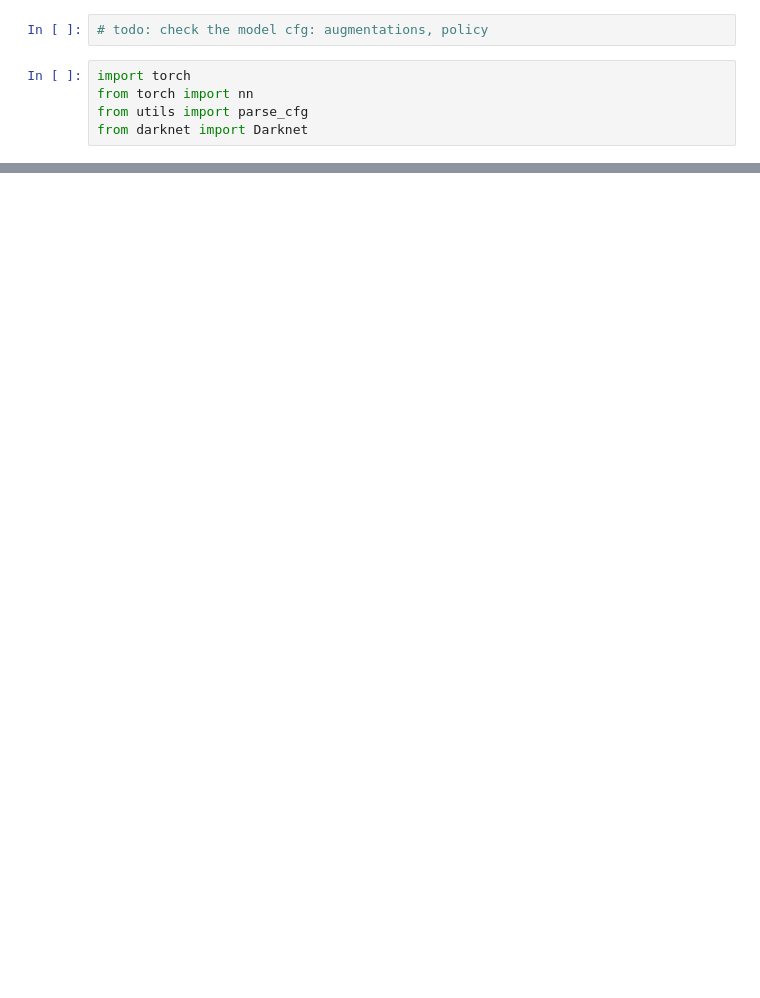
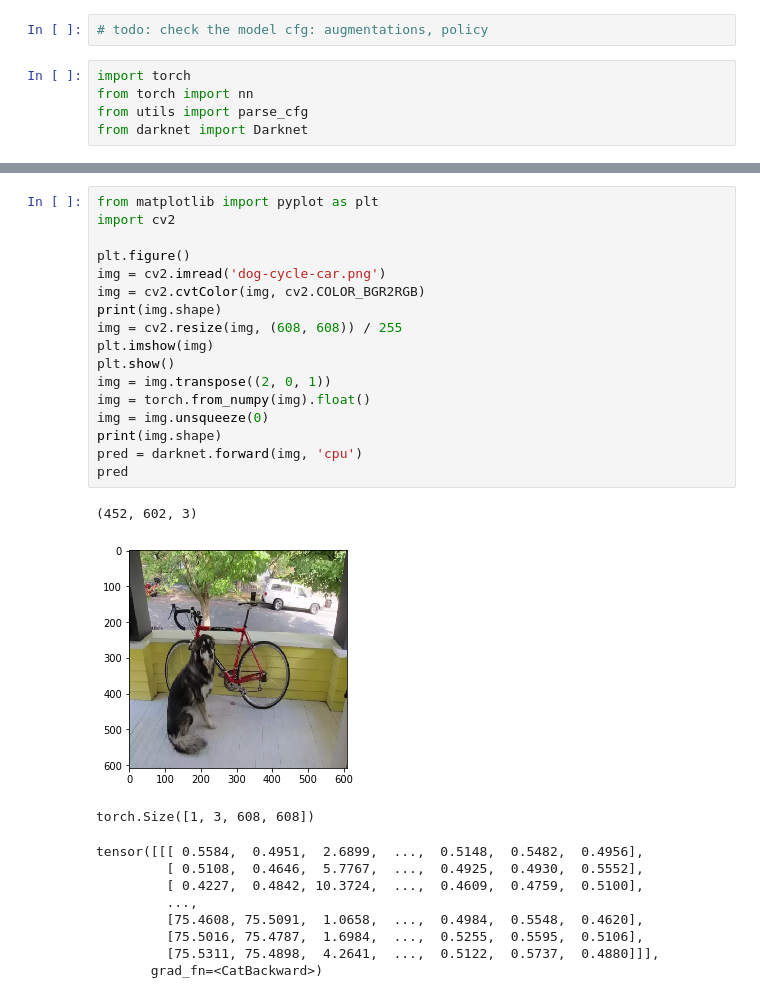
Before and after one commit to v-iashin/WebsiteYOLO, a Jupyter notebook: face_detector/experiments/yolo/Untitled.ipynb, the cells around one changed output, grey strips where cells are left out. Saved outputs shown, nothing was run; the diff lists cells and outputs as text; blank space fills up the shorter version.

```diff
--- a/face_detector/experiments/yolo/Untitled.ipynb
+++ b/face_detector/experiments/yolo/Untitled.ipynb
@@ -70 +40,30 @@ del x, predictions
+# %%
+from matplotlib import pyplot as plt
+import cv2
+
+plt.figure()
+img = cv2.imread('dog-cycle-car.png')
+img = cv2.cvtColor(img, cv2.COLOR_BGR2RGB)
+print(img.shape)
+img = cv2.resize(img, (608, 608)) / 255
+plt.imshow(img)
+plt.show()
+img = img.transpose((2, 0, 1))
+img = torch.from_numpy(img).float()
+img = img.unsqueeze(0)
+print(img.shape)
+pred = darknet.forward(img, 'cpu')
+pred
+# %% [output]
+(452, 602, 3)
+[figure, added]
+torch.Size([1, 3, 608, 608])
+tensor([[[ 0.5584,  0.4951,  2.6899,  ...,  0.5148,  0.5482,  0.4956],
+         [ 0.5108,  0.4646,  5.7767,  ...,  0.4925,  0.4930,  0.5552],
+         [ 0.4227,  0.4842, 10.3724,  ...,  0.4609,  0.4759,  0.5100],
+         ...,
+         [75.4608, 75.5091,  1.0658,  ...,  0.4984,  0.5548,  0.4620],
+         [75.5016, 75.4787,  1.6984,  ...,  0.5255,  0.5595,  0.5106],
+         [75.5311, 75.4898,  4.2641,  ...,  0.5122,  0.5737,  0.4880]]],
+       grad_fn=<CatBackward>)
 # %%
```
Also changed, not shown: parts of 9 cells of this notebook, 4 other files.
